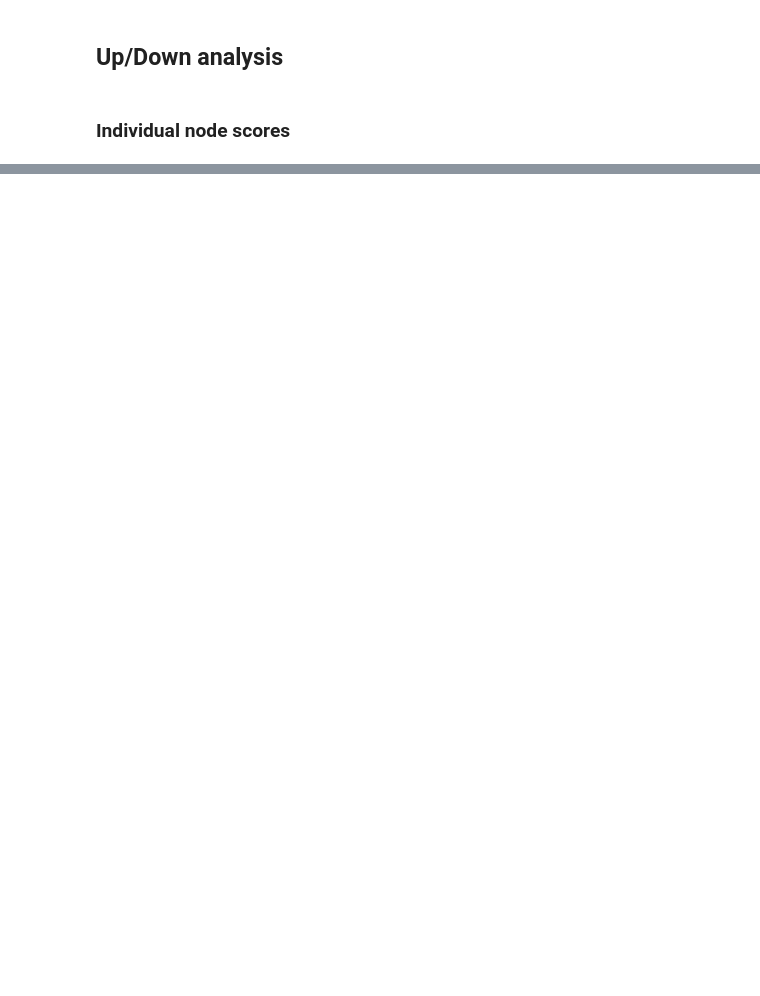
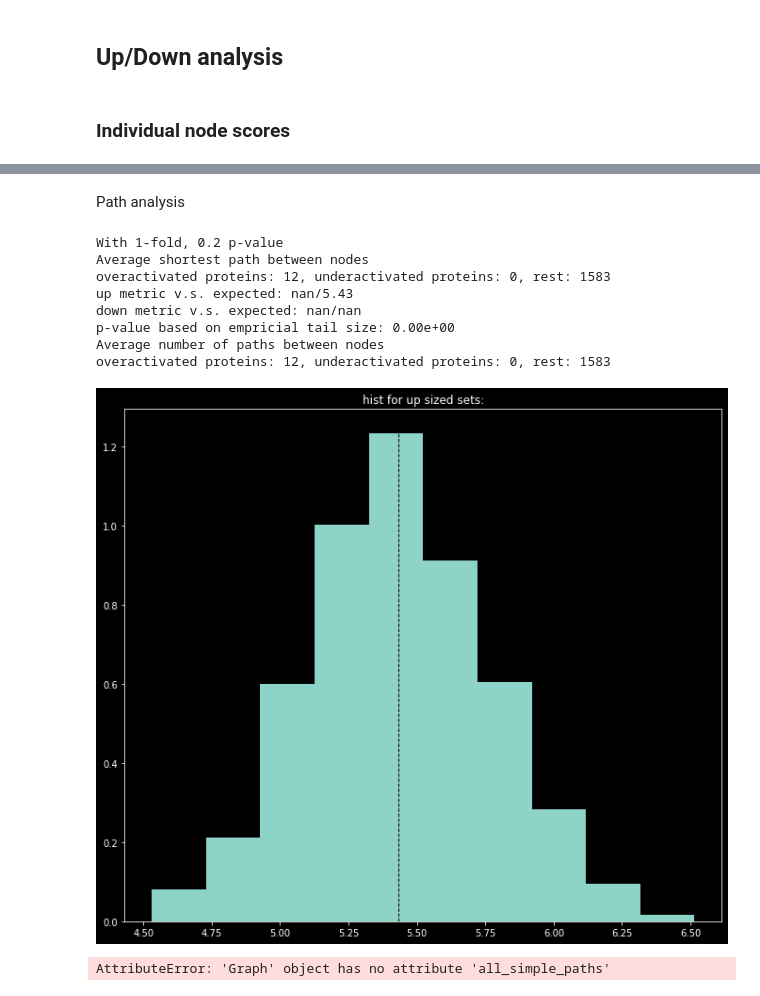
Before and after one commit to arielbro/fly_regulation, a Jupyter notebook: fly_signalling_playground.ipynb, the cells around one changed output, grey strips where cells are left out. Drawn from its saved outputs; the diff is of its cells as text; code cells hidden in the pictures; blank space fills up the shorter version.

```diff
--- a/fly_signalling_playground.ipynb
+++ b/fly_signalling_playground.ipynb
@@ -706,0 +399,50 @@ p-values: up: 1.14e-01, down: 1.45e-03, opposite: 4.79e-02
+# %% [markdown]
+Path analysis
+# %%
+def average_shortest_path(vertices):
+    orig_len = len(vertices)
+    vertices = [v for v in vertices if ppi.has_node(v)]
+    if len(vertices) == 0:
+        return np.nan
+    # print("Using only {} common ids out of {}".format(len(vertices), orig_len))
+    total_len = 0
+    for (u, v) in itertools.combinations(vertices, 2):
+        total_len += len(networkx.shortest_path(ppi, u, v))
+    return total_len / float(math.comb(len(vertices), 2))
+
+def average_num_paths(vertices):
+    orig_len = len(vertices)
+    vertices = [v for v in vertices if ppi.has_node(v)]
+    if len(vertices) == 0:
+        return np.nan
+    # print("Using only {} common ids out of {}".format(len(vertices), orig_len))
+    total_paths = 0
+    for (u, v) in itertools.combinations(vertices, 2):
+        total_paths += len(ppi.all_simple_paths(u, v))
+    return total_paths / float(math.comb(len(vertices), 2))
+
+print("With 1-fold, 0.2 p-value")
+print("Average shortest path between nodes")
+up_proteins, down_proteins = get_up_down_sets(phospho_measure_values,
+                                              fold_threshold=1, p_threshold=0.2)
+up_down_topological_analysis(up_proteins, down_proteins,
+                             topological_metric=average_shortest_path, random_iter=1000,
+                             metric_name="average_shortest_path")
+
+print("Average number of paths between nodes")
+up_proteins, down_proteins = get_up_down_sets(phospho_measure_values,
+                                              fold_threshold=1, p_threshold=0.2)
+up_down_topological_analysis(up_proteins, down_proteins,
+                             topological_metric=average_num_paths, random_iter=1000,
+                             metric_name="average_num_paths")
+# %% [output]
+With 1-fold, 0.2 p-value
+Average shortest path between nodes
+overactivated proteins: 12, underactivated proteins: 0, rest: 1583
+up metric v.s. expected: nan/5.43
+down metric v.s. expected: nan/nan
+p-value based on empricial tail size: 0.00e+00
+Average number of paths between nodes
+overactivated proteins: 12, underactivated proteins: 0, rest: 1583
+[figure, added]
+AttributeError: 'Graph' object has no attribute 'all_simple_paths'
```
Also changed, not shown: parts of 41 cells of this notebook.
